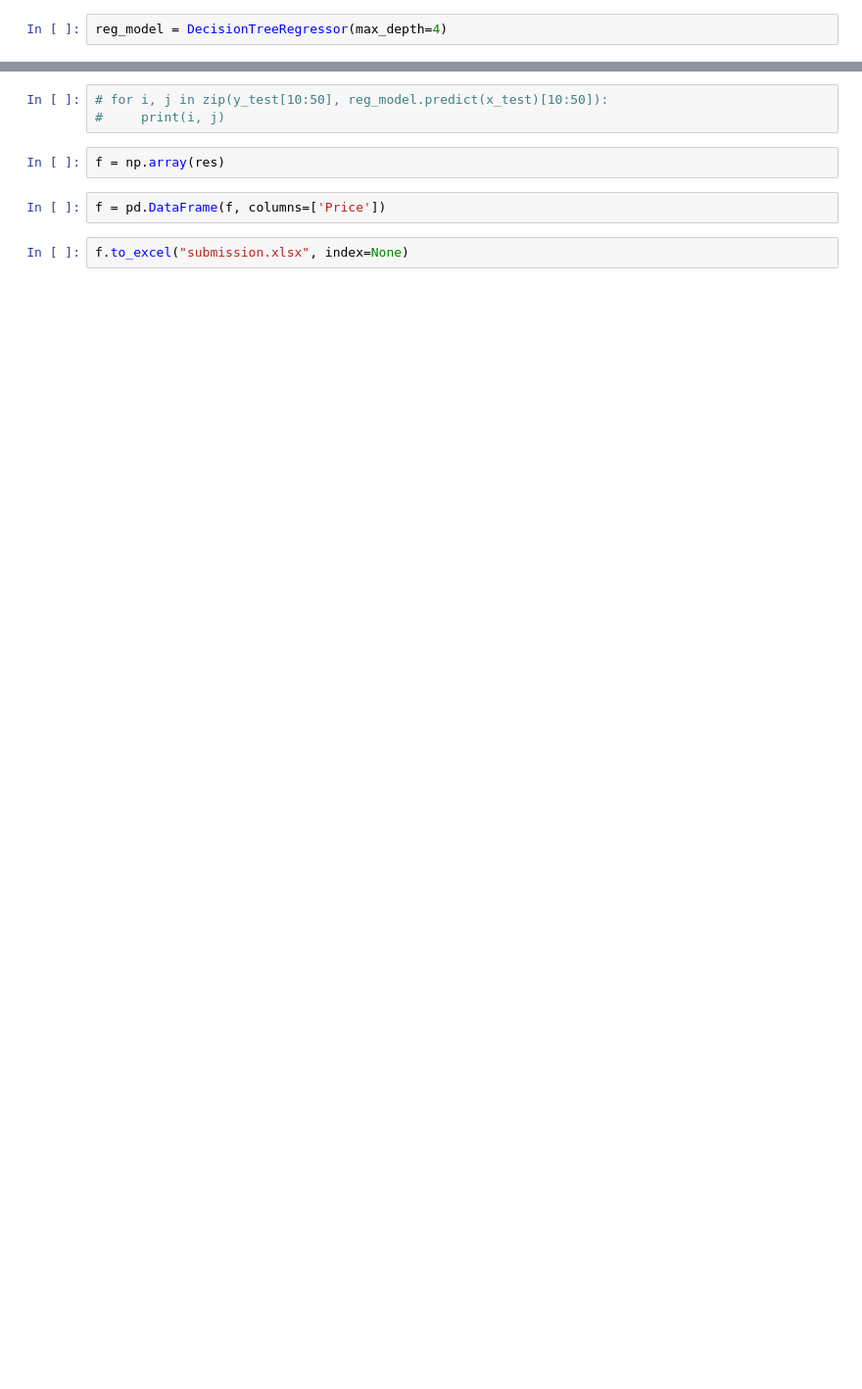
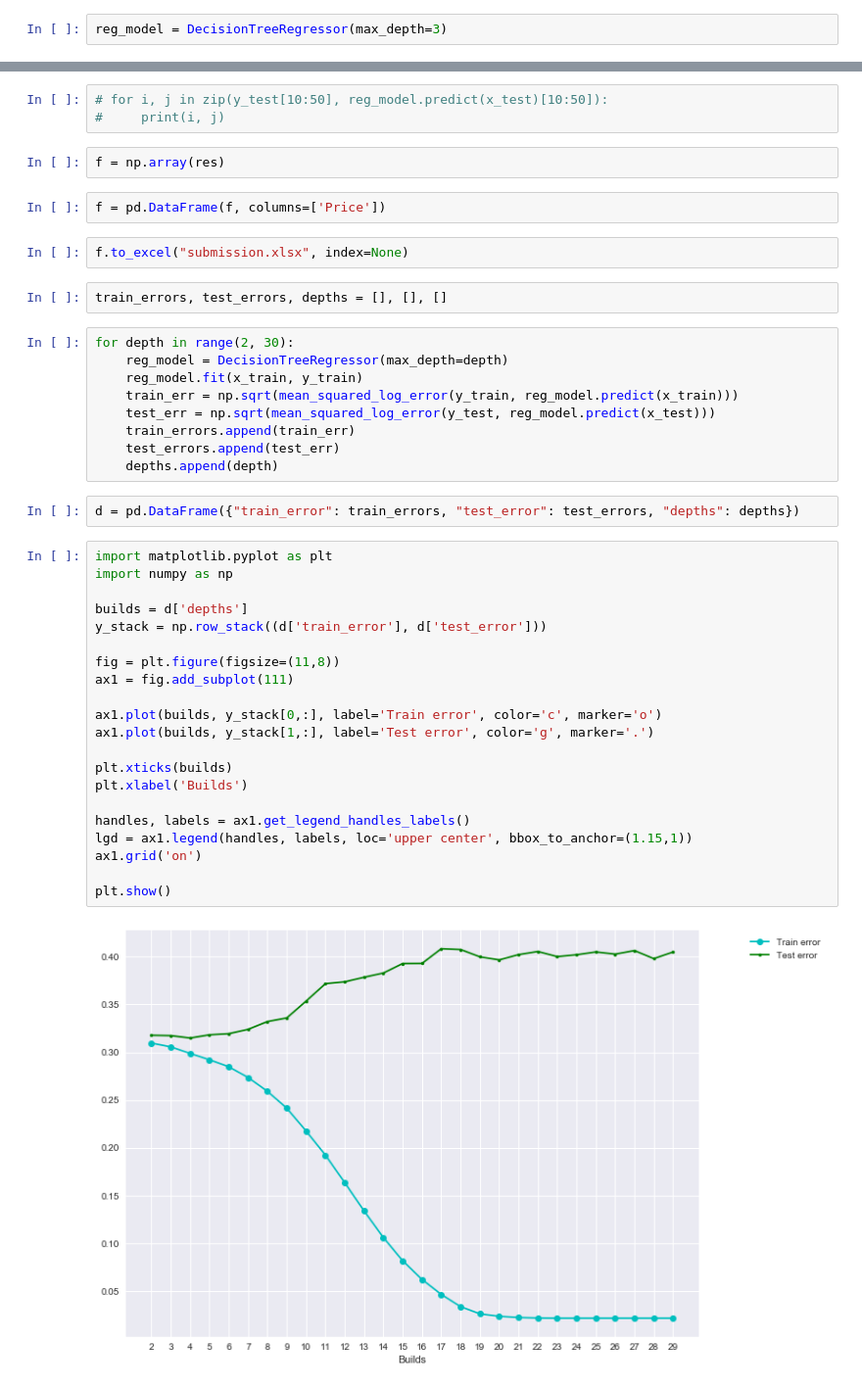
Before and after one commit to prerit2010/predictBookPrices, a Jupyter notebook: train.ipynb, the cells around one changed output, grey strips where cells are left out. Shown at 98% size. Saved outputs shown, nothing was run; the diff lists cells and outputs as text; blank space fills up the shorter version.

Commit message:
train test error plot

```diff
--- a/train.ipynb
+++ b/train.ipynb
@@ -49,5 +49,5 @@ x_train.shape, x_test.shape, y_train.shape, y_test.shape
 # %%
-reg_model = DecisionTreeRegressor(max_depth=4)
+reg_model = DecisionTreeRegressor(max_depth=3)
 # %%
 # reg_model = linear_model.Ridge(alpha=100.0,)
 # %%
@@ -77,3 +77,39 @@ f = np.array(res)
 f = pd.DataFrame(f, columns=['Price'])
 # %%
 f.to_excel("submission.xlsx", index=None)
+# %%
+train_errors, test_errors, depths = [], [], []
+# %%
+for depth in range(2, 30):
+    reg_model = DecisionTreeRegressor(max_depth=depth)
+    reg_model.fit(x_train, y_train)
+    train_err = np.sqrt(mean_squared_log_error(y_train, reg_model.predict(x_train)))
+    test_err = np.sqrt(mean_squared_log_error(y_test, reg_model.predict(x_test)))
+    train_errors.append(train_err)
+    test_errors.append(test_err)
+    depths.append(depth)
+# %%
+d = pd.DataFrame({"train_error": train_errors, "test_error": test_errors, "depths": depths})
+# %%
+import matplotlib.pyplot as plt
+import numpy as np
+
+builds = d['depths']
+y_stack = np.row_stack((d['train_error'], d['test_error']))
+
+fig = plt.figure(figsize=(11,8))
+ax1 = fig.add_subplot(111)
+
+ax1.plot(builds, y_stack[0,:], label='Train error', color='c', marker='o')
+ax1.plot(builds, y_stack[1,:], label='Test error', color='g', marker='.')
+
+plt.xticks(builds)
+plt.xlabel('Builds')
+
+handles, labels = ax1.get_legend_handles_labels()
+lgd = ax1.legend(handles, labels, loc='upper center', bbox_to_anchor=(1.15,1))
+ax1.grid('on')
+
+plt.show()
+# %% [output]
+[figure, added]
```
Also changed, not shown: parts of 10 cells of this notebook.
